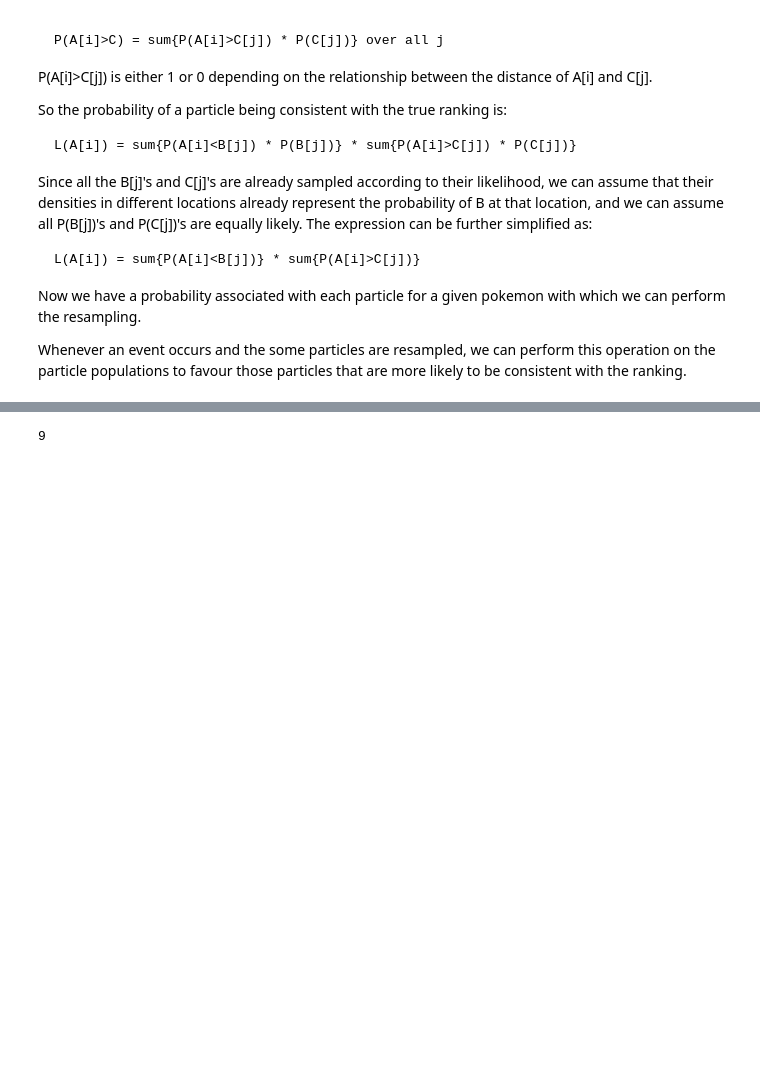
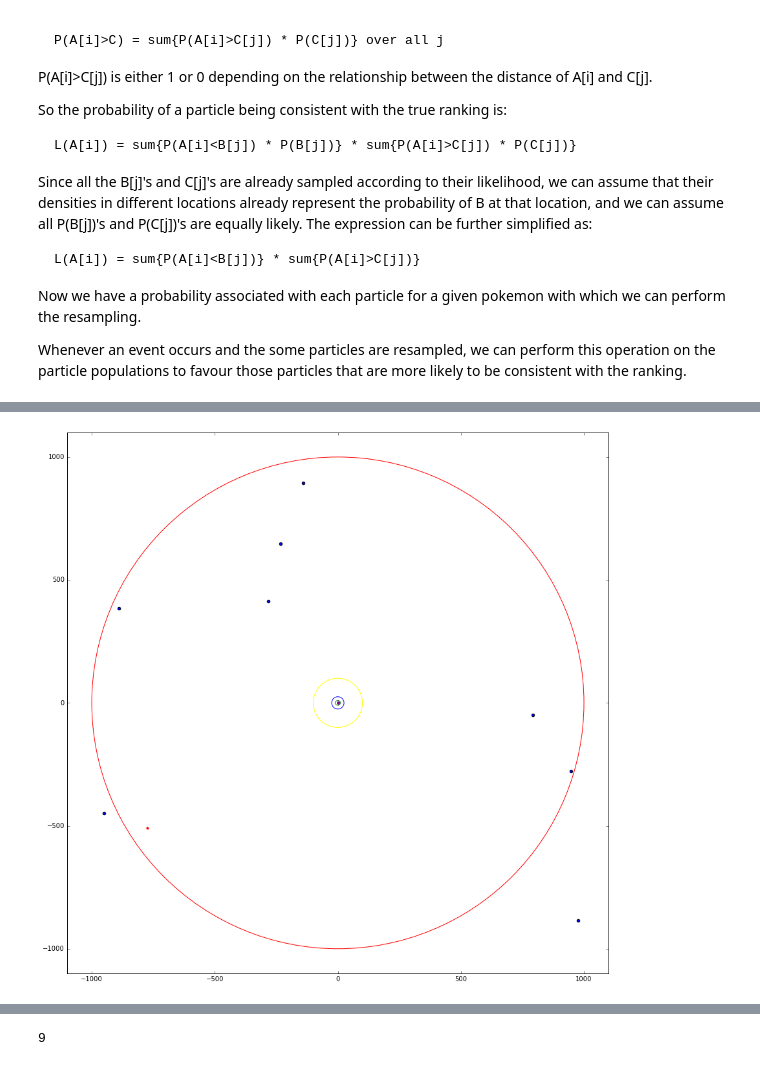
Before and after one commit to Mithrillion/pokemon-go-simulator-solver, a Jupyter notebook: particle_filter_algorithm.ipynb, the cells around one changed output, grey strips where cells are left out. Cells and saved outputs as stored; diff of their text form; code cells hidden in the pictures; blank space fills up the shorter version.

```diff
--- a/particle_filter_algorithm.ipynb
+++ b/particle_filter_algorithm.ipynb
@@ -242,3 +243,7 @@ pokemons
+# %%
+plot_pokemons((0, 0), pokemons)
+# %% [output]
+[figure, added]
 # %%
 rankings = pokemon_rankings((0, 0), pokemons)
 rankings
```
Also changed, not shown: parts of 11 cells of this notebook, 3 other files.
